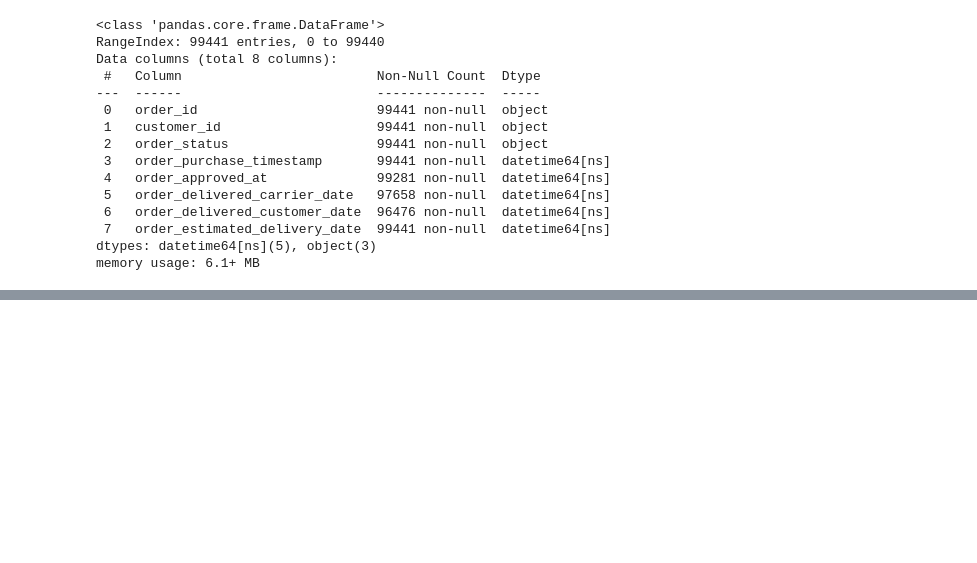
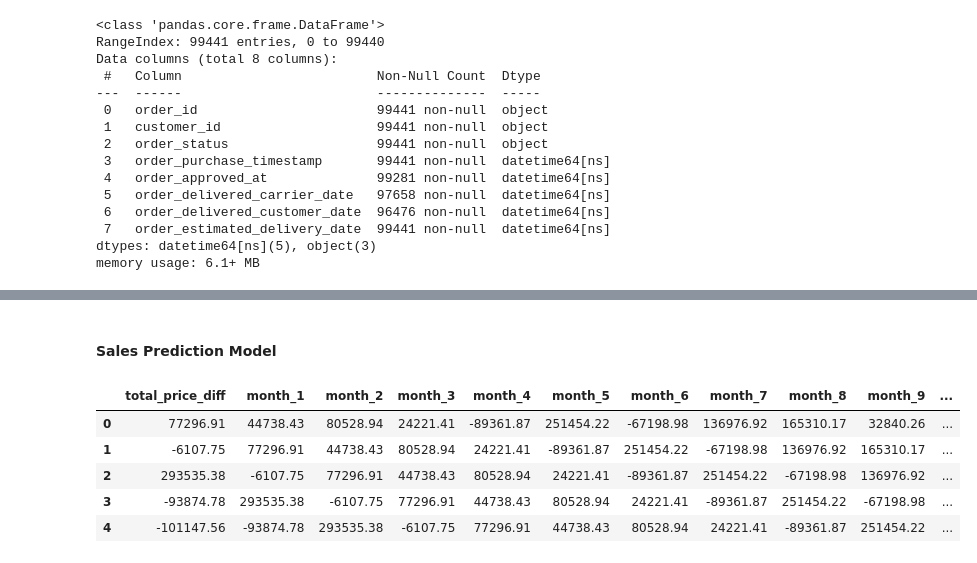
Before and after one commit to daominhthuan42/kaggle-portfolio, a Jupyter notebook: 29-brazil-olist-e-commerce/brazillian_e_commerce_analysis.ipynb, the cells around one changed output, grey strips where cells are left out. Cells and saved outputs as stored; diff of their text form; code cells hidden in the pictures; blank space fills up the shorter version.

```diff
--- a/29-brazil-olist-e-commerce/brazillian_e_commerce_analysis.ipynb
+++ b/29-brazil-olist-e-commerce/brazillian_e_commerce_analysis.ipynb
@@ -182,0 +1475,19 @@ df_order_items_.head()
+# %%
+# Calculate a volatility threshold as the midpoint of the range of standard deviations
+volatility_threshold = (max(data_product_summary["std"]) - min(data_product_summary["std"])) / 2
+
+# Define a function to classify products based on sales percentage and volatility
+def classify(product):
+    if product["%sales"] <= 0.25 and product["std"] <= volatility_threshold:
+        return "Low Volume, Low Volatility"
+    elif product["%sales"] > 0.25 and product["std"] <= volatility_threshold:
+        return "High Volume, Low Volatility"
+    elif product["%sales"] <= 0.25 and product["std"] > volatility_threshold:
+        return "Low Volume, High Volatility"
+    else:
+        return "High Volume, High Volatility"
+
+# Apply the classification function to each product
+data_product_summary["type"] = data_product_summary.apply(lambda x: classify(x), axis=1)
+
+display(data_product_summary.head())
@@ -182,0 +1796,41 @@ df_order_items_.head()
+# %% [markdown]
+#### Sales Prediction Model
+# %%
+from sklearn.preprocessing import MinMaxScaler
+from sklearn.preprocessing import SplineTransformer
+from sklearn.pipeline import make_pipeline
+from sklearn.linear_model import Ridge
+from sklearn.metrics import r2_score
+
+# Work with a copy of the monthly orders time series data
+data_orders_timeseries = data_orders_timeseries_monthly.copy()
+
+# Calculate month-over-month difference in total sales
+data_orders_timeseries["total_price_diff"] = data_orders_timeseries["total_price"].diff()
+
+# Add a month index (1, 2, 3, ...) to represent time
+data_orders_timeseries["month"] = data_orders_timeseries.index + 1
+
+# Prepare features for time series regression
+# Start with the difference in sales (diff) column
+sales_data = data_orders_timeseries[["total_price_diff"]].copy(deep=True).fillna(0)
+
+# Store actual total sales for later evaluation
+sales_actual = data_orders_timeseries["total_price"].to_list()
+
+# Create lag features for the past 12 months
+for month in range(1, 13):
+    col_name = "month_" + str(month)
+    sales_data[col_name] = sales_data["total_price_diff"].shift(month)  # lagged difference
+
+# Drop rows with NaN values created by lagging and reset index
+sales_data = sales_data.dropna().reset_index(drop=True)
+
+display(sales_data.head())
+# %% [output]
+|  | total_price_diff | month_1 | month_2 | month_3 | month_4 | month_5 | month_6 | month_7 | month_8 | month_9 | ... |
+| 0 | 77296.91 | 44738.43 | 80528.94 | 24221.41 | -89361.87 | 251454.22 | -67198.98 | 136976.92 | 165310.17 | 32840.26 | ... |
+| 1 | -6107.75 | 77296.91 | 44738.43 | 80528.94 | 24221.41 | -89361.87 | 251454.22 | -67198.98 | 136976.92 | 165310.17 | ... |
+| 2 | 293535.38 | -6107.75 | 77296.91 | 44738.43 | 80528.94 | 24221.41 | -89361.87 | 251454.22 | -67198.98 | 136976.92 | ... |
+| 3 | -93874.78 | 293535.38 | -6107.75 | 77296.91 | 44738.43 | 80528.94 | 24221.41 | -89361.87 | 251454.22 | -67198.98 | ... |
+| 4 | -101147.56 | -93874.78 | 293535.38 | -6107.75 | 77296.91 | 44738.43 | 80528.94 | 24221.41 | -89361.87 | 251454.22 | ... |
```
Also changed, not shown: parts of 94 cells of this notebook, 2 other files.
